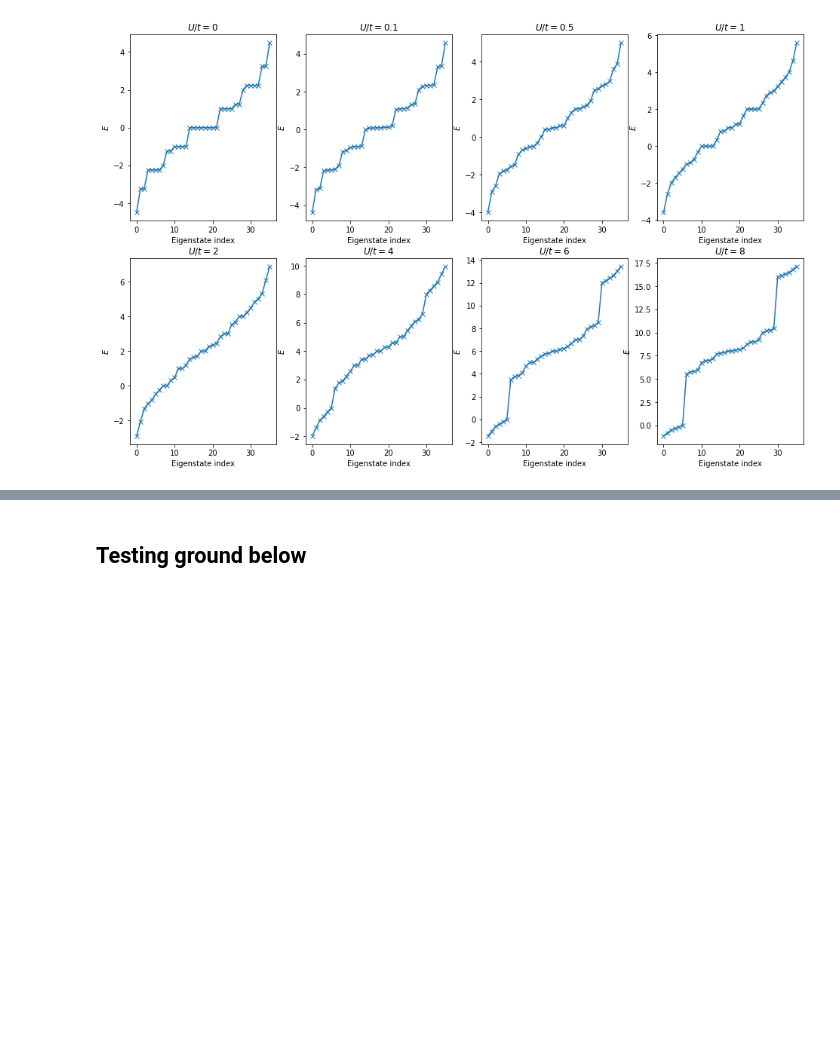
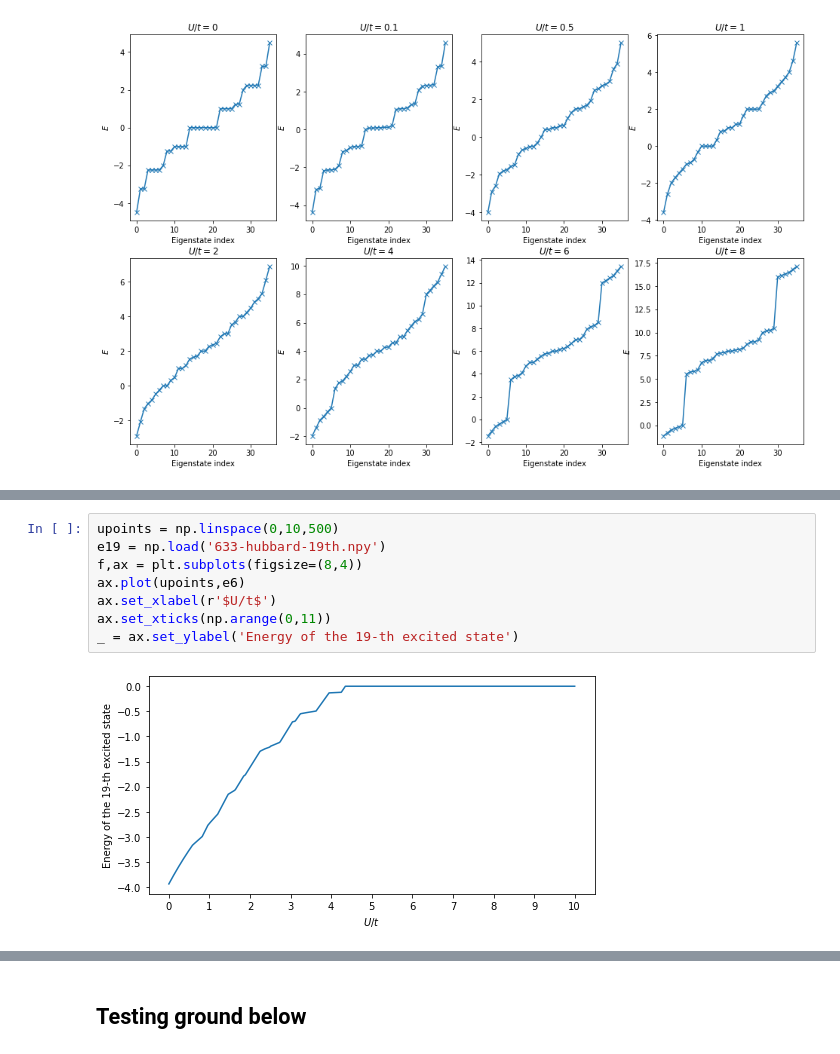
Before and after one commit to brianz98/hubbard-model, a Jupyter notebook: hubbard.ipynb, the cells around one changed output, grey strips where cells are left out. Cells and saved outputs as stored; diff of their text form; blank space fills up the shorter version.

```diff
--- a/hubbard.ipynb
+++ b/hubbard.ipynb
@@ -393,0 +455,10 @@ Text(0, 0.5, 'Energy of the fifth excited state')
+# %%
+upoints = np.linspace(0,10,500)
+e19 = np.load('633-hubbard-19th.npy')
+f,ax = plt.subplots(figsize=(8,4))
+ax.plot(upoints,e6)
+ax.set_xlabel(r'$U/t$')
+ax.set_xticks(np.arange(0,11))
+_ = ax.set_ylabel('Energy of the 19-th excited state')
+# %% [output]
+[figure, added]
```
Also changed, not shown: parts of 24 cells of this notebook, 1 other file.
